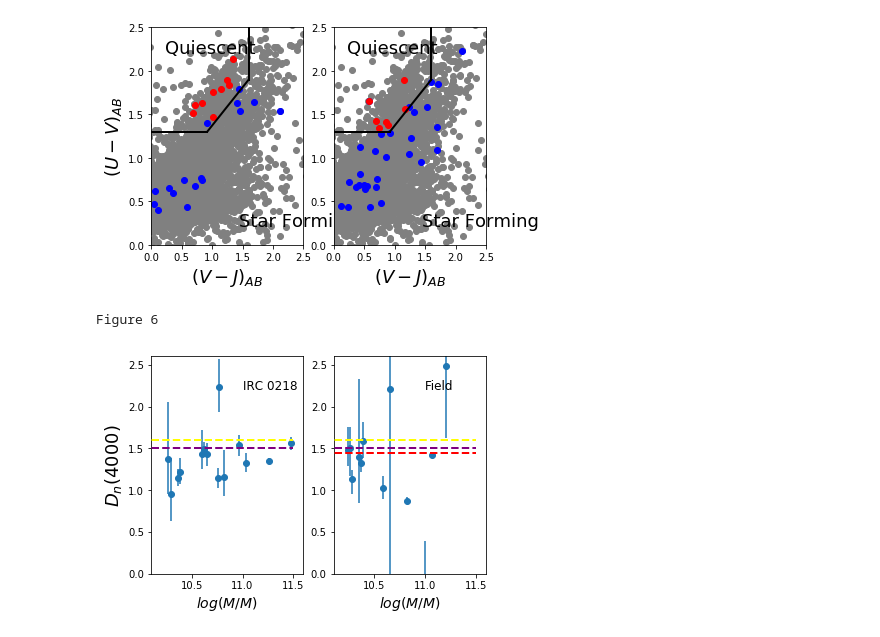
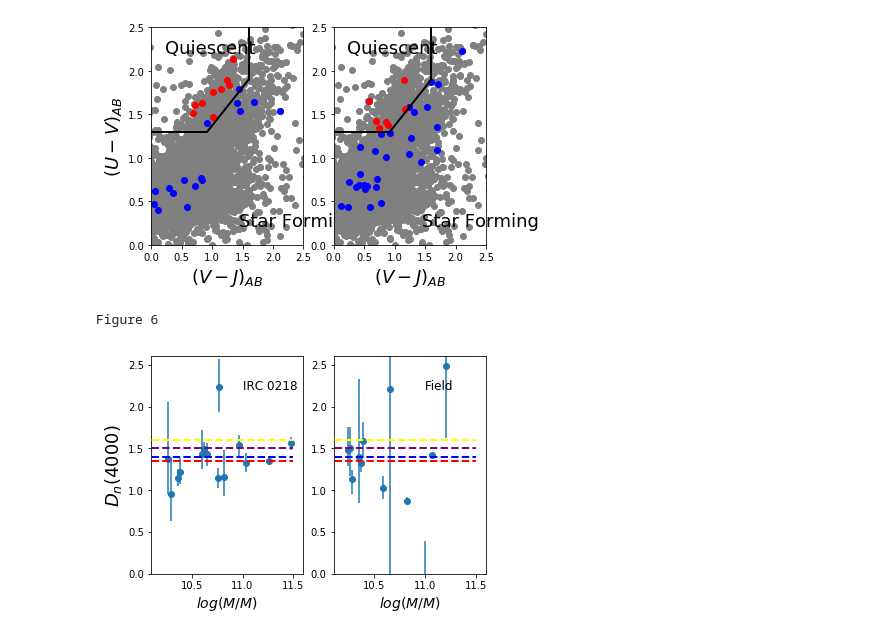
Before and after one commit to jrcooper91/Lee-et-al-2017-figs, a Jupyter notebook: Fig4 & 6.ipynb, the cells around one changed output. Drawn from its saved outputs; the diff is of its cells as text; code cells hidden in the pictures.

```diff
--- a/Fig4 & 6.ipynb
+++ b/Fig4 & 6.ipynb
@@ -156,31 +156,33 @@ Figure 4
 # %%
 print 'Figure 6'
 plt.subplot(1,2,1)
 plt.errorbar(mass[np.where(mass>10.15)],DN[np.where(mass>10.15)],yerr=[DNn[np.where(mass>10.15)],DNp[np.where(mass>10.15)]],fmt='o')
 plt.xlim(10.1,11.6)
 plt.ylim(0,2.6)
 plt.text(11,2.2,'IRC 0218',fontsize=12,color='k')
 plt.ylabel(r'$D_{n}(4000)$', fontsize=18)
 plt.xlabel(r'$log(M/M)$', fontsize=14)
 plt.plot([10.0,11.5],[1.6,1.6],color='yellow',linestyle='--',linewidth=2,zorder=7)
 plt.plot([10.0,11.5],[1.51,1.51],color='purple',linestyle='--',linewidth=2,zorder=7)
-plt.plot([10.0,11.5],[1.4,1.4],color='red',linestyle='--',linewidth=2,zorder=7)
+plt.plot([10.0,11.5],[1.35,1.35],color='red',linestyle='--',linewidth=2,zorder=7)
+plt.plot([10.0,11.5],[1.4,1.4],color='blue',linestyle='--',linewidth=2,zorder=7)
+
 
 plt.subplot(1,2,2)
 plt.errorbar(mass1[np.where(mass1>10.15)],DN1[np.where(mass1>10.15)],yerr=[DNn1[np.where(mass1>10.15)],DNp1[np.where(mass1>10.15)]],fmt='o')
 plt.xlim(10.1,11.6)
 plt.ylim(0,2.6)
 plt.text(11,2.2,'Field',fontsize=12,color='k')
 #plt.ylabel(r'$D_{n}(4000)$', fontsize=18)
 plt.xlabel(r'$log(M/M)$', fontsize=14)
 plt.plot([10.0,11.5],[1.6,1.6],color='yellow',linestyle='--',linewidth=2,zorder=7)
 plt.plot([10.0,11.5],[1.51,1.51],color='purple',linestyle='--',linewidth=2,zorder=7)
-plt.plot([10.0,11.5],[1.4,1.4],color='red',linestyle='--',linewidth=2,zorder=7)
+plt.plot([10.0,11.5],[1.35,1.35],color='red',linestyle='--',linewidth=2,zorder=7)
 plt.plot([10.0,11.5],[1.4,1.4],color='blue',linestyle='--',linewidth=2,zorder=7)
 
 
 
 plt.show()
 # %% [output]
 Figure 6
-[figure, old version]
+[figure, new version]
```
